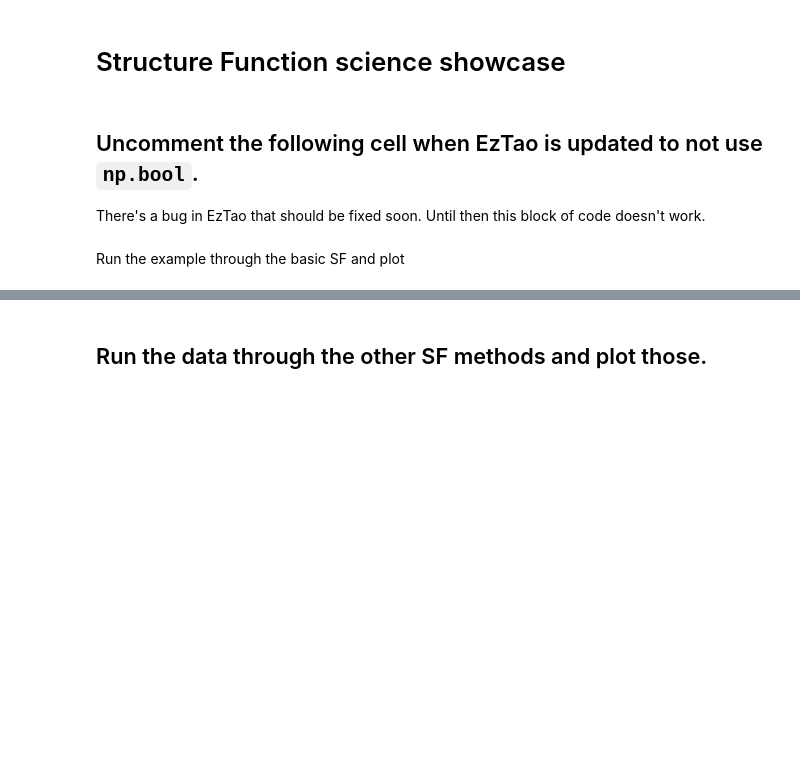
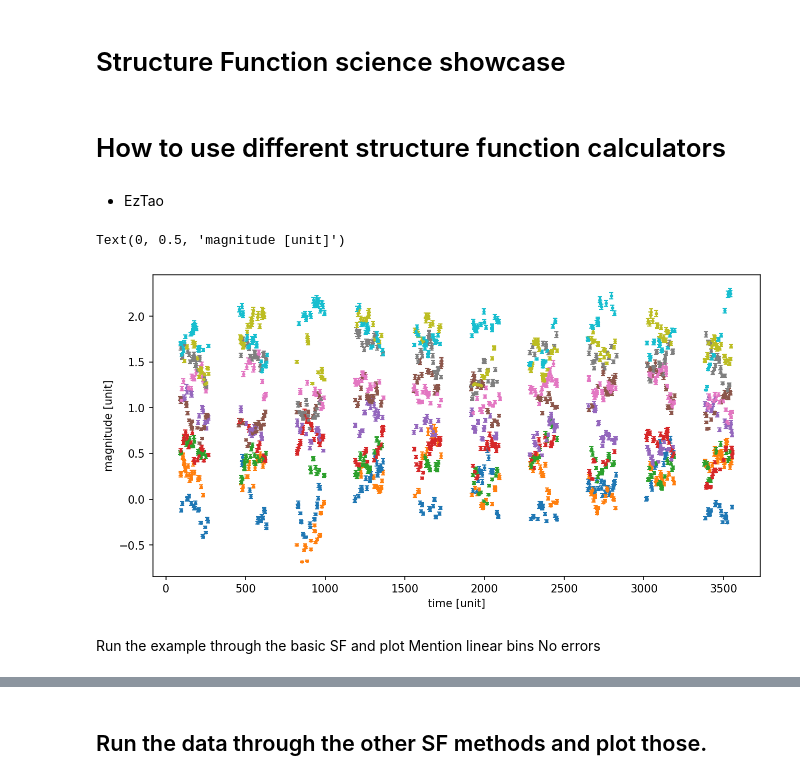
Before and after one commit to lincc-frameworks/tape, a Jupyter notebook: docs/tutorials/structure_function_showcase.ipynb, the cells around one changed output, grey strips where cells are left out. Cells and saved outputs as stored; diff of their text form; code cells hidden in the pictures; blank space fills up the shorter version.

```diff
--- a/docs/tutorials/structure_function_showcase.ipynb
+++ b/docs/tutorials/structure_function_showcase.ipynb
@@ -6,38 +9,50 @@ import eztao
 
 import numpy as np
 import matplotlib.pyplot as plt
-# %% [markdown]
-## Uncomment the following cell when EzTao is updated to not use `np.bool`.
-There's a bug in EzTao that should be fixed soon. Until then this block of code doesn't work.
+# %% [markdown]
+# How to use different structure function calculators
+# %% [markdown]
+- EzTao
 # %%
 from eztao.carma import DRW_term
 from eztao.ts import gpSimRand
 
 # amp is RMS amplitude and tau is the decorrelation timescale
 amp = 0.2
 tau = 100
 
 # Create the kernel
 DRW_kernel = DRW_term(np.log(amp), np.log(tau))
 
 num_light_curves = 100
 snr = 10
 duration_in_days = 365 * 10
 num_observations = 200
 
 # Generate `num_light_curves` lightcurves
 # t, y, yerr are np.ndarray with shape = (num_light_curves, num_observations)
 t, y, err = gpSimRand(
     carmaTerm=DRW_kernel,
     SNR=snr,
     duration=duration_in_days,
     N=num_observations,
     nLC=num_light_curves)
 
 # pick 10 lightcurves at random and plot
-fig, ax = plt.subplots(10, 1, dpi=150, figsize=(8,3))
+plt.figure(dpi=150, figsize=(10,5))
 for i, j in enumerate(np.random.choice(len(t), size=10, replace=False)):
-    ax[i].errorbar(t[j], y[j], err[j], fmt='.')
+    plt.errorbar(t[j], y[j]+i*0.2, yerr=err[j], ls='', marker='.', ms=4, capsize=2)
+plt.xlabel('time [unit]')
+plt.ylabel('magnitude [unit]')
+
+# fig, ax = plt.subplots(10, 1, dpi=150, figsize=(8,3))
+#for i, j in enumerate(np.random.choice(len(t), size=10, replace=False)):
+#    ax[i].errorbar(t[j], y[j], err[j], fmt='.')
+# %% [output]
+Text(0, 0.5, 'magnitude [unit]')
+[figure, added]
 # %% [markdown]
 Run the example through the basic SF and plot
+Mention linear bins
+No errors
 # %%
```
Also changed, not shown: parts of 16 cells of this notebook.
